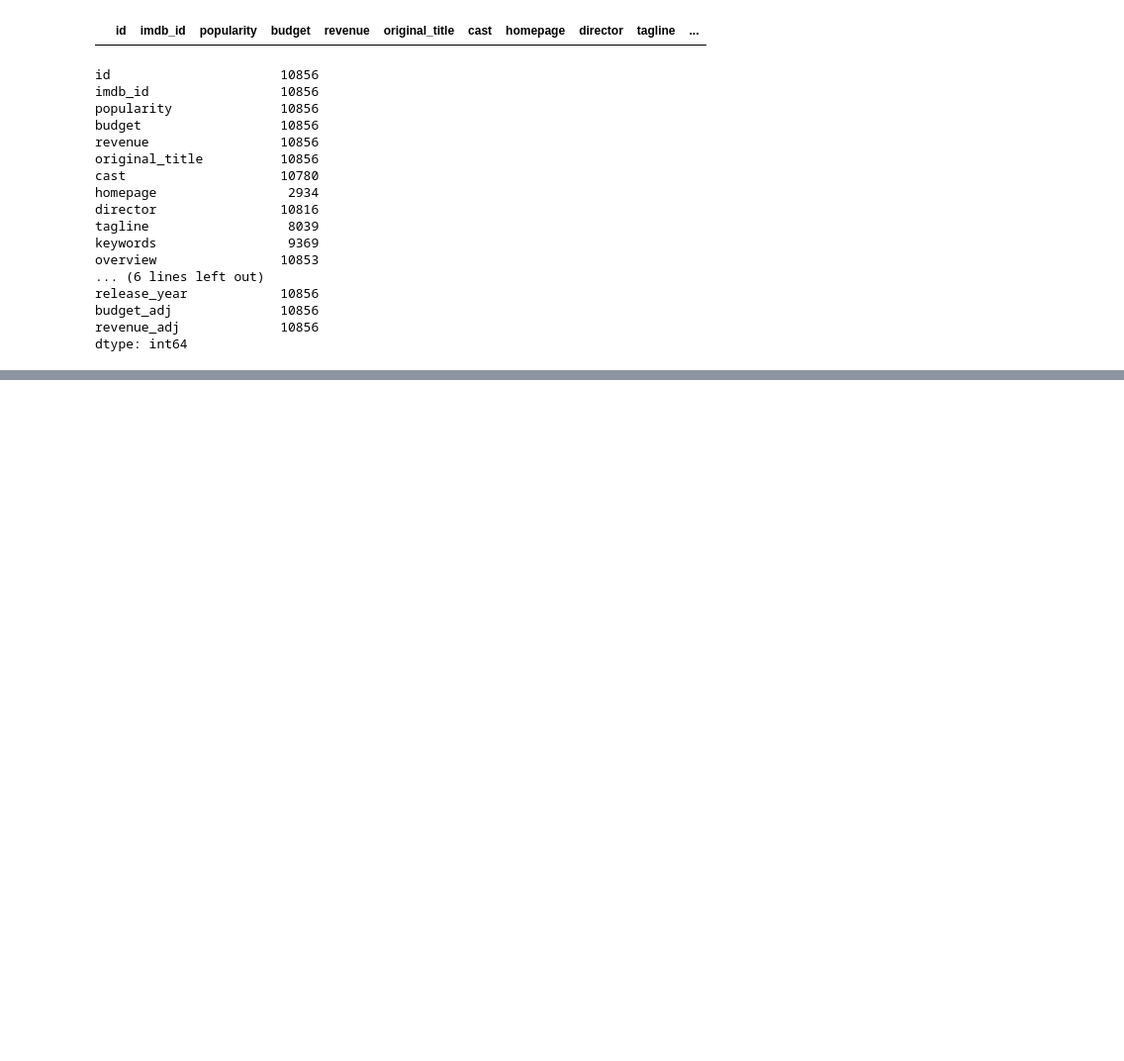
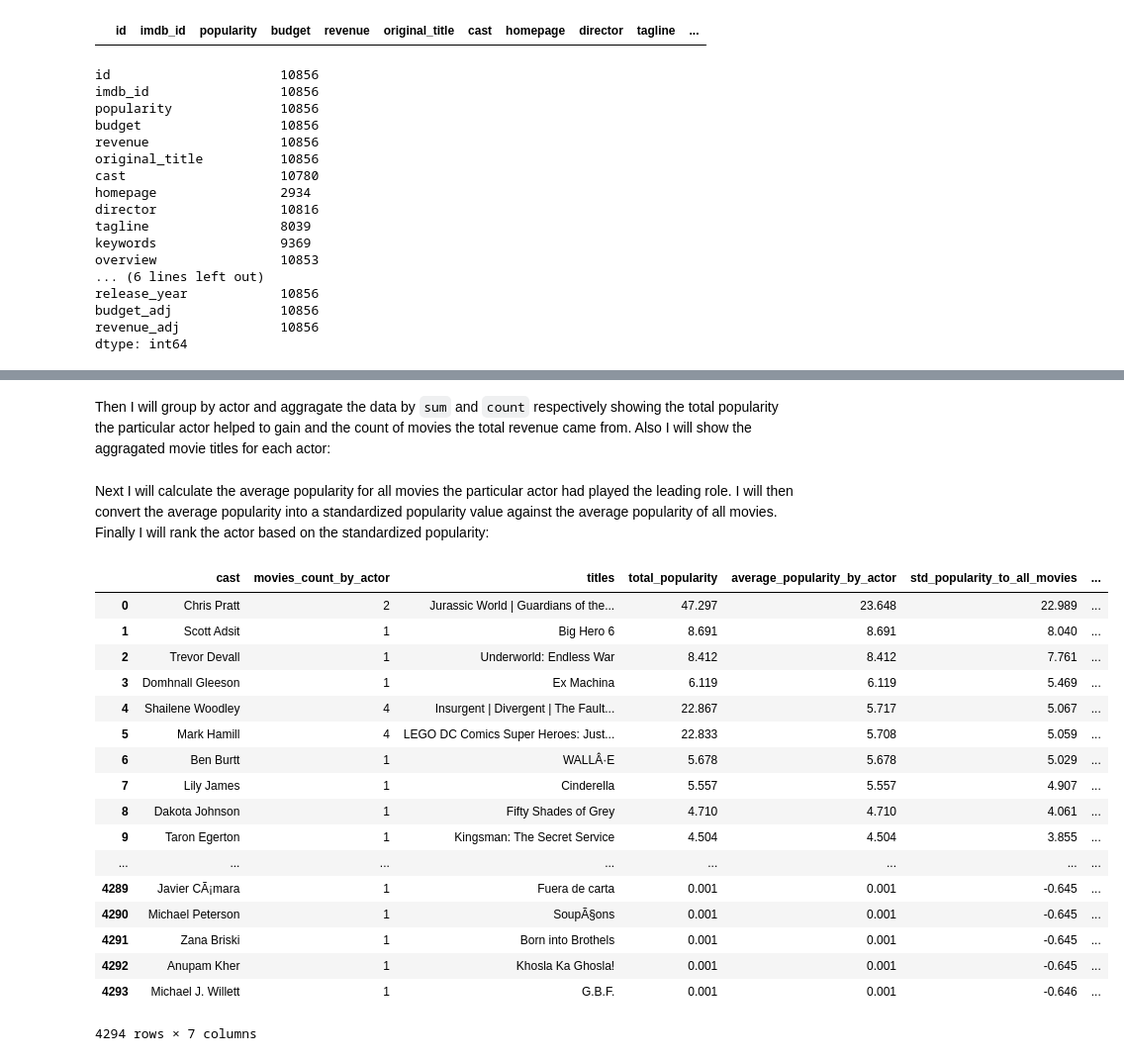
Before and after one commit to arielma/tmdb-movies-dataset-analysis, a Jupyter notebook: Xiaohang_Ma TMDB Movie Data Analysis.ipynb, the cells around one changed output, grey strips where cells are left out. Shown at 99% size. Saved outputs shown, nothing was run; the diff lists cells and outputs as text; code cells hidden in the pictures; blank space fills up the shorter version.

```diff
--- a/Xiaohang_Ma TMDB Movie Data Analysis.ipynb
+++ b/Xiaohang_Ma TMDB Movie Data Analysis.ipynb
@@ -373,0 +638,4 @@ Each dataset contains a subset of columns of the original dataset. I will use th
+# %%
+
+movies_actor_popularity = table_merge(movies_df_actor, ['imdb_id','cast'], movies_df_pop, movies_df_pop.columns, 'imdb_id', 'inner')
+movies_actor_popularity
@@ -373,0 +661,33 @@ Each dataset contains a subset of columns of the original dataset. I will use th
+# %% [markdown]
+Then I will group by actor and aggragate the data by `sum` and `count` respectively showing the total popularity the particular actor helped to gain and the count of movies the total revenue came from. Also I will show the aggragated movie titles for each actor:
+# %%
+
+
+movies_pop_by_actor = group(movies_actor_popularity, 'cast', 'popularity')
+movies_pop_by_actor.rename(columns={'<lambda>':'titles', 'count':'movies_count_by_actor', 'popularity':'total_popularity'}, inplace=True)
+# %% [markdown]
+Next I will calculate the average popularity for all movies the particular actor had played the leading role. I will then convert the average popularity into a standardized popularity value against the average popularity of all movies. Finally I will rank the actor based on the standardized popularity:
+# %%
+movies_pop_by_actor['average_popularity_by_actor'] = movies_pop_by_actor['total_popularity'] / movies_pop_by_actor['movies_count_by_actor']
+movies_pop_by_actor['std_popularity_to_all_movies'] = movies_pop_by_actor['average_popularity_by_actor'].apply(standardize_popularity)
+movies_pop_by_actor['rank_by_std_popularity'] = movies_pop_by_actor['std_popularity_to_all_movies'].rank(method='dense',ascending=False)
+movies_pop_by_actor.sort_values('rank_by_std_popularity').reset_index(drop=True)
+# %% [output]
+|  | cast | movies_count_by_actor | titles | total_popularity | average_popularity_by_actor | std_popularity_to_all_movies | ... |
+| 0 | Chris Pratt | 2 | Jurassic World | Guardians of the... | 47.297 | 23.648 | 22.989 | ... |
+| 1 | Scott Adsit | 1 | Big Hero 6 | 8.691 | 8.691 | 8.040 | ... |
+| 2 | Trevor Devall | 1 | Underworld: Endless War | 8.412 | 8.412 | 7.761 | ... |
+| 3 | Domhnall Gleeson | 1 | Ex Machina | 6.119 | 6.119 | 5.469 | ... |
+| 4 | Shailene Woodley | 4 | Insurgent | Divergent | The Fault... | 22.867 | 5.717 | 5.067 | ... |
+| 5 | Mark Hamill | 4 | LEGO DC Comics Super Heroes: Just... | 22.833 | 5.708 | 5.059 | ... |
+| 6 | Ben Burtt | 1 | WALLÂ·E | 5.678 | 5.678 | 5.029 | ... |
+| 7 | Lily James | 1 | Cinderella | 5.557 | 5.557 | 4.907 | ... |
+| 8 | Dakota Johnson | 1 | Fifty Shades of Grey | 4.710 | 4.710 | 4.061 | ... |
+| 9 | Taron Egerton | 1 | Kingsman: The Secret Service | 4.504 | 4.504 | 3.855 | ... |
+| ... | ... | ... | ... | ... | ... | ... | ... |
+| 4289 | Javier CÃ¡mara | 1 | Fuera de carta | 0.001 | 0.001 | -0.645 | ... |
+| 4290 | Michael Peterson | 1 | SoupÃ§ons | 0.001 | 0.001 | -0.645 | ... |
+| 4291 | Zana Briski | 1 | Born into Brothels | 0.001 | 0.001 | -0.645 | ... |
+| 4292 | Anupam Kher | 1 | Khosla Ka Ghosla! | 0.001 | 0.001 | -0.645 | ... |
+| 4293 | Michael J. Willett | 1 | G.B.F. | 0.001 | 0.001 | -0.646 | ... |
+4294 rows × 7 columns
```
Also changed, not shown: parts of 56 cells of this notebook, 1 other file.
